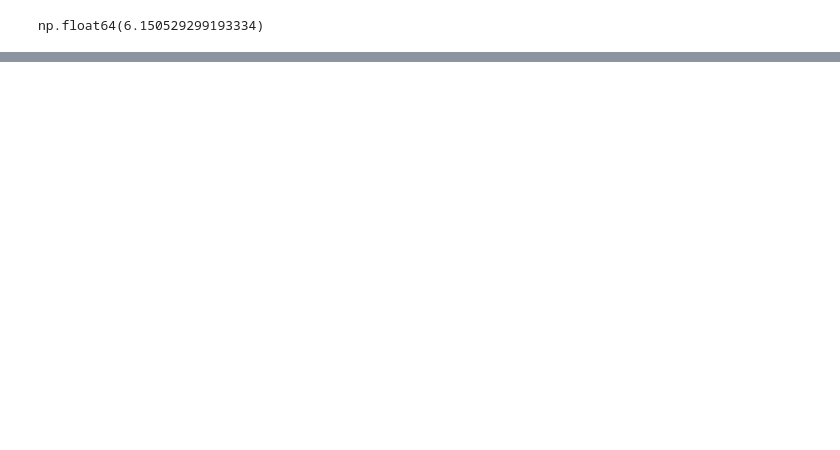
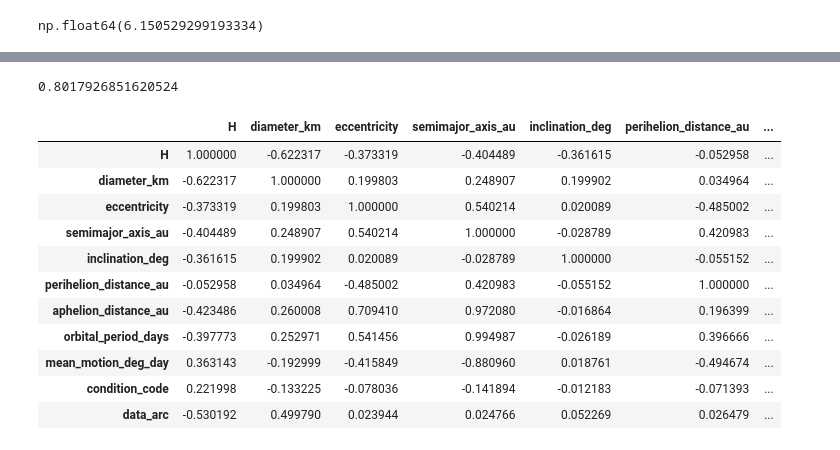
Before and after one commit to HzeroD/near_earth_asteroid_predictor, a Jupyter notebook: notebooks/train.ipynb, the cells around one changed output, grey strips where cells are left out. Cells and saved outputs as stored; diff of their text form; code cells hidden in the pictures; blank space fills up the shorter version.

```diff
--- a/notebooks/train.ipynb
+++ b/notebooks/train.ipynb
@@ -38,7 +10,2 @@ df_close.reset_index(drop=True, inplace=True)
-# %%
-## Now we can finally join df_near and df_close on the column 'full_name'
-
-df_near['full_name'] = df_near['full_name'].str.strip()
-df_close['full_name'] = df_close['full_name'].str.strip()
 # %%
 import datetime
@@ -156,16 +92,15 @@ pipelines_regression = {
 }
 
 
-X_train, X_test, y_train, y_test = train_test_split(X_near, y, test_size=0.2, random_state=42)
-X_train_no_moid, X_test_no_moid, y_train_moid, y_test_moid = train_test_split(X_near_no_moid, y_moid, test_size=0.2, random_state=42)
-X_train_merged, X_test_merged, y_train_magnitude, y_test_magnitude = train_test_split(X_merged, y_absolute_magnitude, test_size=0.2, random_state=42)
+X_train_pha, X_test_pha, y_train_pha, y_test_pha = train_test_split(X_near_pha, y_pha, test_size=0.2, random_state=42)
+X_train_moid, X_test_moid, y_train_moid, y_test_moid = train_test_split(X_near_moid, y_moid, test_size=0.2, random_state=42)
 
-trainsets = {"X_near": (X_train, y_train, "cat"),
+trainsets = {
 
-             "X_near_no_moid": (X_train_no_moid, y_train_moid, "num"),
+             "X_near_pha": (X_train_pha, y_train_pha, "cat"),
+             "X_near_moid": (X_train_moid, y_train_moid, "num")
 
-             "X_merged":(X_train_merged, y_train_magnitude,"num")
-             }
+            }
 
 stratified_kf = StratifiedKFold(n_splits=5, shuffle=True, random_state=42)
 results = {}
@@ -203,12 +138,16 @@ def cross_val_all(trainsets, pipelines_c, pipelines_r):
             for name, pipeline in pipelines_r.items():
 
                 if y_train.isna().sum() > 0:
+
                     y_nan_idx = y_train[y_train.isna()].index.tolist()
                     y_train = y_train.drop(y_nan_idx, axis=0).copy()
                     X_train = X_train.drop(y_nan_idx, axis=0).copy()
+
                     scores = cross_val_score(pipeline, X_train, y_train, cv=5)
                     print(f"{name:20s}: r2 score = {np.mean(scores):.3f} ± {np.std(scores):.3f}")
+
                     continue
+
                 scores = cross_val_score(pipeline, X_train, y_train, cv=5)
                 print(f"{name:20s}: r2 score = {np.mean(scores):.3f} ± {np.std(scores):.3f}")
 
@@ -237,10 +195,10 @@ from pathlib import Path
 DATA_PATH = Path("../artifacts/data")
 DATA_PATH.mkdir(parents=True, exist_ok=True)
 
-numeric_columns = X_train.select_dtypes(include='number')
-cat_columns = X_train.select_dtypes(include=['category', 'str', 'object'])
-quantiles_x_train = X_train.quantile([.1, .25, .5, .75, .9], axis=0, numeric_only=True)
-X_train.describe()
+numeric_columns = X_train_pha.select_dtypes(include='number')
+cat_columns = X_train_pha.select_dtypes(include=['category', 'str', 'object'])
+quantiles_x_train = X_train_pha.quantile([.1, .25, .5, .75, .9], axis=0, numeric_only=True)
+X_train_pha.describe()
 
 lst = numeric_columns.std().index
 vals = numeric_columns.std().values.tolist()
@@ -441,3 +353,40 @@ moid_gbr_grid = GridSearchCV(
+# %%
+from sklearn.metrics import r2_score
+y_train_na_idx = y_train_moid[y_train_moid.isna()].index.tolist()
+y_train_moid.drop(y_train_na_idx, axis=0, inplace=True)
+X_train_moid.drop(y_train_na_idx, axis=0, inplace=True)
+
+gbr.set_params(gradientboostingregressor__n_estimators=5000, gradientboostingregressor__n_iter_no_change=1000,\
+               gradientboostingregressor__min_impurity_decrease=0.04,gradientboostingregressor__min_samples_split=10,\
+                gradientboostingregressor__learning_rate=0.02)
+gbr.fit(X_train_moid, y_train_moid)
+
+moid_pred = gbr.predict(X_test_moid)
+
+r2_score(y_test_moid, moid_pred)
+# %% [output]
+0.8017926851620524
+# %%
+numeric_columnsdf = df_near.select_dtypes(include="number").columns.tolist()
+df_near[numeric_columns].corr()
+
+numeric_columnsmoid = X_near_moid.select_dtypes(include="number").columns.tolist()
+X_near_moid[numeric_columnsmoid].corr()
+X_near_moid["data_arc"].describe()
+X_near_moid[X_near_moid["data_arc"] > 800][numeric_columnsmoid].corr()
+# %% [output]
+|  | H | diameter_km | eccentricity | semimajor_axis_au | inclination_deg | perihelion_distance_au | ... |
+| H | 1.000000 | -0.622317 | -0.373319 | -0.404489 | -0.361615 | -0.052958 | ... |
+| diameter_km | -0.622317 | 1.000000 | 0.199803 | 0.248907 | 0.199902 | 0.034964 | ... |
+| eccentricity | -0.373319 | 0.199803 | 1.000000 | 0.540214 | 0.020089 | -0.485002 | ... |
+| semimajor_axis_au | -0.404489 | 0.248907 | 0.540214 | 1.000000 | -0.028789 | 0.420983 | ... |
+| inclination_deg | -0.361615 | 0.199902 | 0.020089 | -0.028789 | 1.000000 | -0.055152 | ... |
+| perihelion_distance_au | -0.052958 | 0.034964 | -0.485002 | 0.420983 | -0.055152 | 1.000000 | ... |
+| aphelion_distance_au | -0.423486 | 0.260008 | 0.709410 | 0.972080 | -0.016864 | 0.196399 | ... |
+| orbital_period_days | -0.397773 | 0.252971 | 0.541456 | 0.994987 | -0.026189 | 0.396666 | ... |
+| mean_motion_deg_day | 0.363143 | -0.192999 | -0.415849 | -0.880960 | 0.018761 | -0.494674 | ... |
+| condition_code | 0.221998 | -0.133225 | -0.078036 | -0.141894 | -0.012183 | -0.071393 | ... |
+| data_arc | -0.530192 | 0.499790 | 0.023944 | 0.024766 | 0.052269 | 0.026479 | ... |
 # %%
 
 y_train_na_idx = y_train_moid[y_train_moid.isna()].index.tolist()
```
Also changed, not shown: parts of 17 cells of this notebook, 23 other files.
